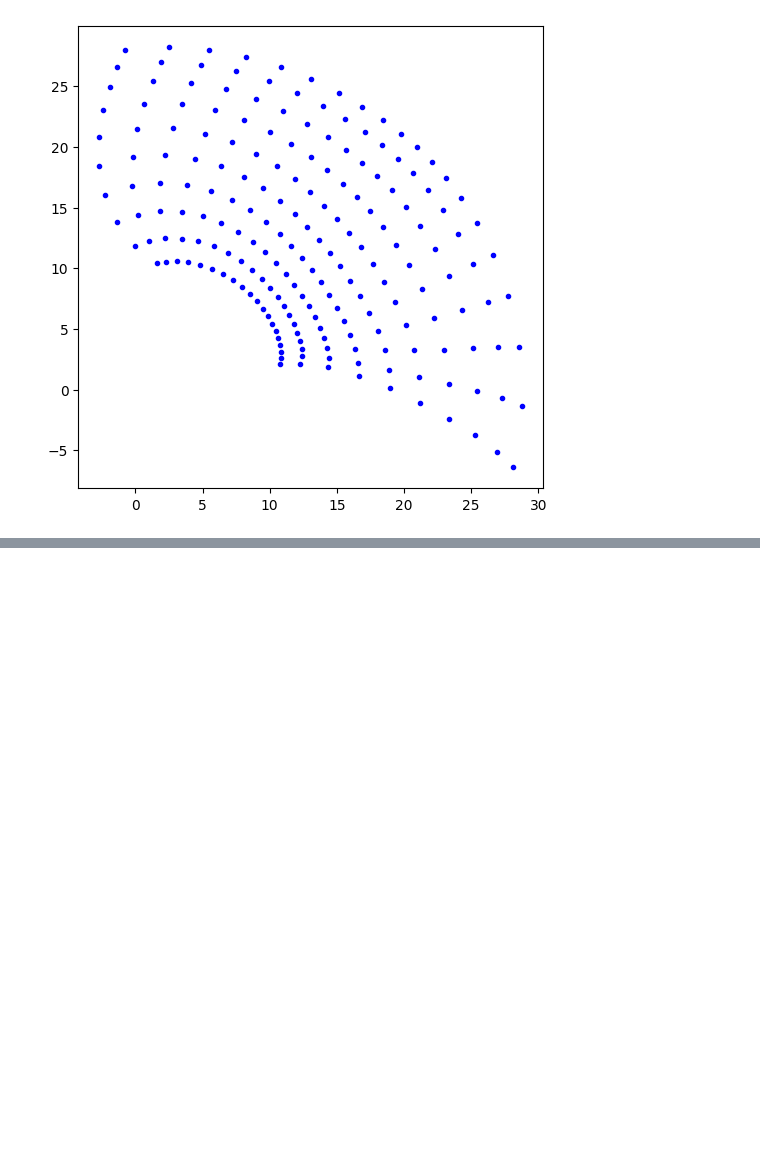
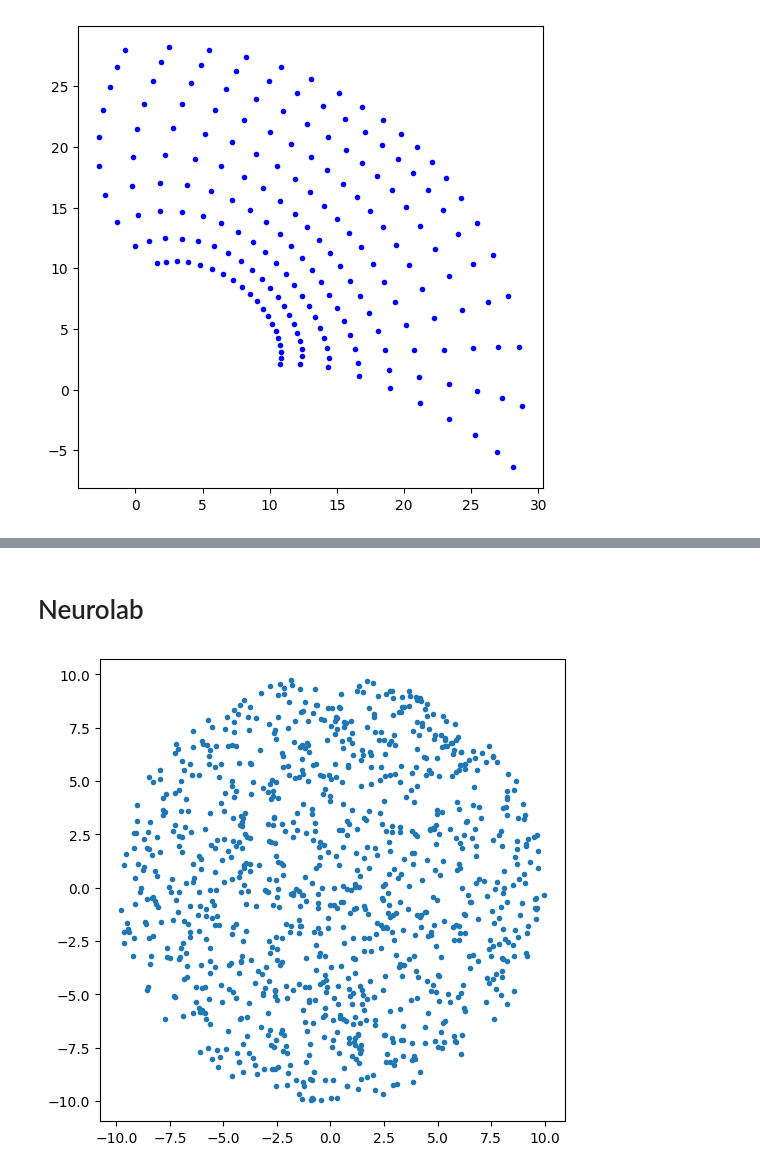
Before and after one commit to eason489233/vscode, a Jupyter notebook: ML3_ANN.ipynb, the cells around one changed output, grey strips where cells are left out. Saved outputs shown, nothing was run; the diff lists cells and outputs as text; code cells hidden in the pictures; blank space fills up the shorter version.

```diff
--- a/ML3_ANN.ipynb
+++ b/ML3_ANN.ipynb
@@ -54,0 +121,29 @@ Root Mean square error is 0.0609
+# %% [markdown]
+# Neurolab
+# %%
+import neurolab as nl
+import numpy as np
+from scipy.special import gammainc
+def randsphere(center, radius, n_per_sphere):
+    #generate random numbers in a n−dimensional sphere i.e. in 2D, it is in a circle; in 3D, it is in a ball
+    r = radius
+    ndim = center.size
+    x = np.random.normal(size=(n_per_sphere, ndim))
+    ssq = np.sum(x ** 2, axis=1)
+    fr = r * gammainc(ndim / 2, ssq / 2) ** (1 / ndim)/np.sqrt(ssq)
+    frtiled = np.tile(fr.reshape(n_per_sphere, 1), (1, ndim))
+    p = center + np.multiply(x, frtiled)
+    return p
+l1, l2 = 20, 10
+p = randsphere(np.array([0, 0]), l2, 1000)
+
+#扇形範圍內的資料
+# p=p[(p[:,0]>0)&(p[:,1]>0),:]# 第一象限
+# d = np.sum(p**2, axis=1)
+# p = p[d >= 10**2, :] # 扇形內
+
+plt.figure(figsize=(6,6))
+plt.scatter(p[:,0],p[:,1],marker='.') #可當下一段的訓練資料
+plt.show()
+# %% [output]
+[figure, added]
```
Also changed, not shown: parts of 9 cells of this notebook, 5 other files.
